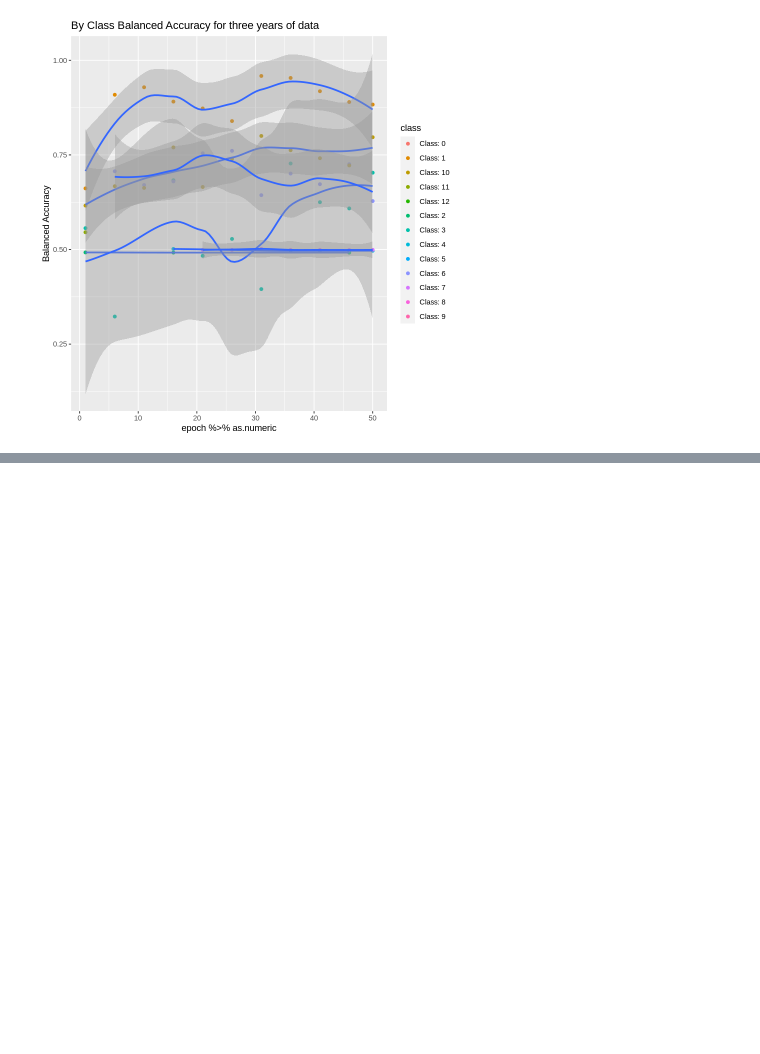
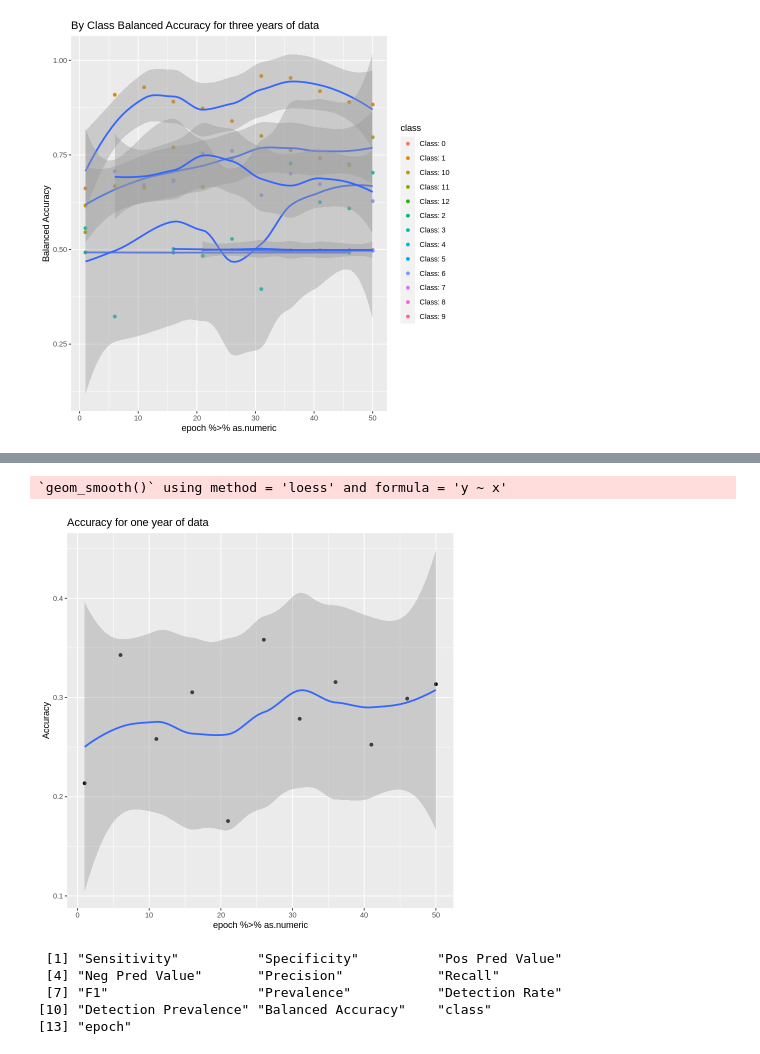
Before and after one commit to MadmanMarble/Planet_U-NET, a Jupyter notebook: ConfusionMatrix_R_Plotting_20240402.ipynb, the cells around one changed output, grey strips where cells are left out. Drawn from its saved outputs; the diff is of its cells as text; code cells hidden in the pictures; blank space fills up the shorter version.

Commit message:
4/2/24 at 1:41pm - added another model to plot. mostly good, but the geom_smooth does not work exactly as the previous model results.

```diff
--- a/ConfusionMatrix_R_Plotting_20240402.ipynb
+++ b/ConfusionMatrix_R_Plotting_20240402.ipynb
@@ -823,0 +1055,14 @@ Warning message in max(ids, na.rm = TRUE):
+# %%
+confusion_dt_01 <-
+1:nrow(id_dt_01) %>%
+  lapply(function(x){
+  print(id_dt_01[x,]$path)
+  predict_rast <- stack(id_dt_01[x,]$path)
+  label_rast <- stack(id_dt_01[x,]$label_path)
+
+  out_dt_01 <- data.table(prediction = values(predict_rast) %>% unlist,label = values(label_rast) %>% unlist)
+  names(out_dt_01) <- c('prediction','label')
+  out_dt_01$epoch <- id_dt_01[x,]$epoch
+  out_dt_01$tile_id	 <- id_dt_01[x,]$tile_id
+  return(out_dt_01)
+  })  %>% rbindlist
@@ -823,0 +1109,9 @@ Warning message in max(ids, na.rm = TRUE):
+# %%
+confusion_dt_01[,label:=factor(label %>% paste(),levels = c(0:12) %>% paste())]
+confusion_dt_01[,prediction:=factor(prediction %>% paste(),levels = c(0:12) %>% paste())]
+
+confusion_dt_01$prediction %>% levels
+confusion_dt_01$label %>%levels
+
+confusion_dt_01$label <- confusion_dt_01$label %>% paste %>% factor(levels = paste(0:12))
+confusion_dt_01$prediction <- confusion_dt_01$prediction %>% paste %>% factor(levels = paste(0:12))
@@ -823,0 +1143,10 @@ Warning message in max(ids, na.rm = TRUE):
+# %%
+accuracy_dt_01<-
+  unique(confusion_dt_01$epoch) %>%
+lapply(function(x){
+  conf_dt <- confusion_dt_01[epoch ==x,]
+  # print(conf_dt)
+ out_dt_01 <-  confusionMatrix(conf_dt$label,conf_dt$prediction)$overall %>% t %>%  data.table
+ out_dt_01$epoch <- x
+ return(out_dt_01)
+}) %>% rbindlist
@@ -823,0 +1170,9 @@ Warning message in max(ids, na.rm = TRUE):
+# %%
+accuracy_dt_01[order(epoch %>% as.numeric)] %>%
+  ggplot(aes(x=epoch %>% as.numeric,y=Accuracy))+
+  geom_point()+
+  geom_smooth()+
+  ggtitle("Accuracy for one year of data")
+# %% [output]
+`geom_smooth()` using method = 'loess' and formula = 'y ~ x'
+[figure, added]
@@ -823,0 +1192,8 @@ Warning message in max(ids, na.rm = TRUE):
+# %%
+by_class_accuracy_dt_01 %>% names
+# %% [output]
+ [1] "Sensitivity"          "Specificity"          "Pos Pred Value"
+ [4] "Neg Pred Value"       "Precision"            "Recall"
+ [7] "F1"                   "Prevalence"           "Detection Rate"
+[10] "Detection Prevalence" "Balanced Accuracy"    "class"
+[13] "epoch"
```
Also changed, not shown: parts of 25 cells of this notebook.
